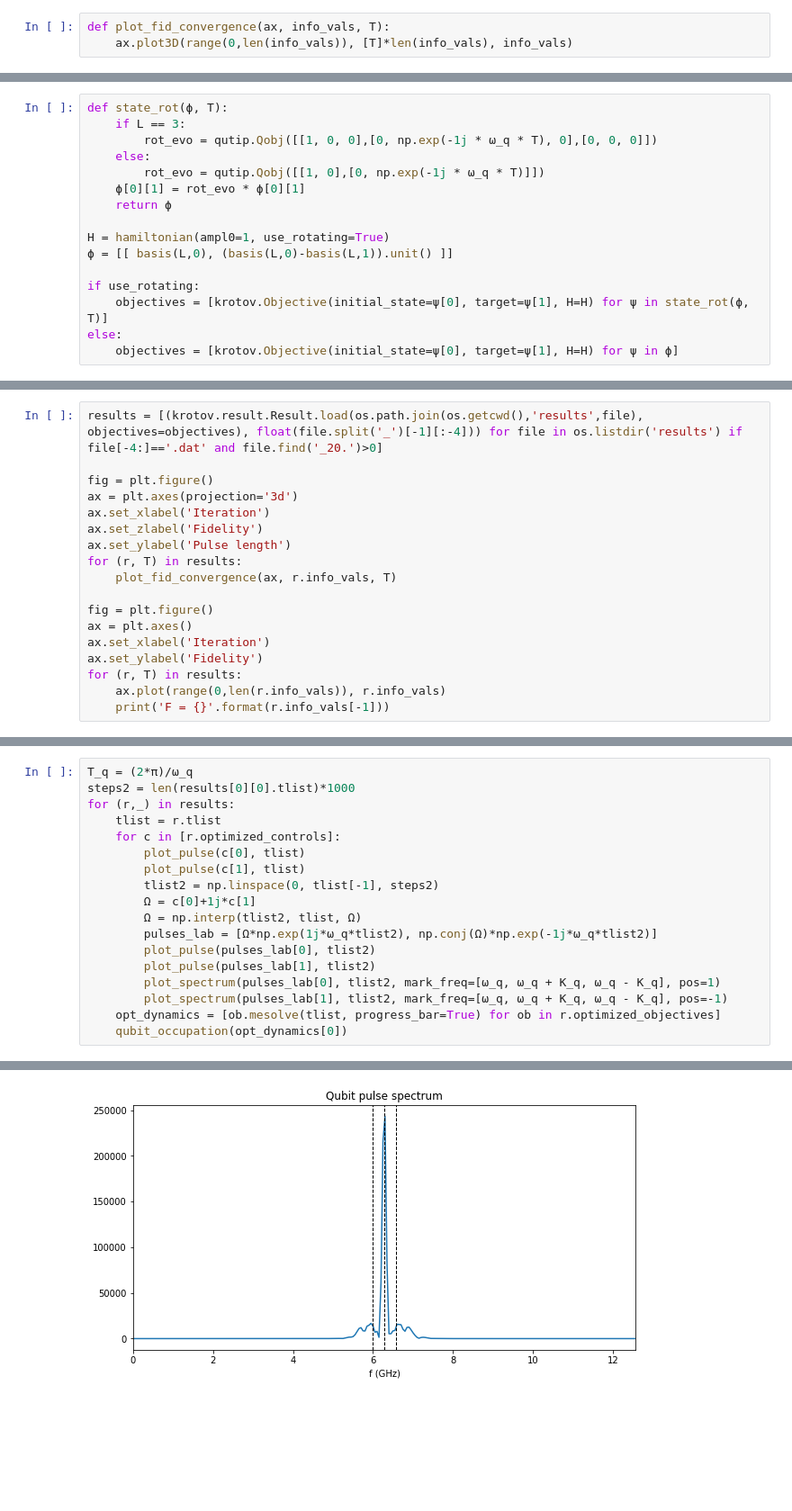
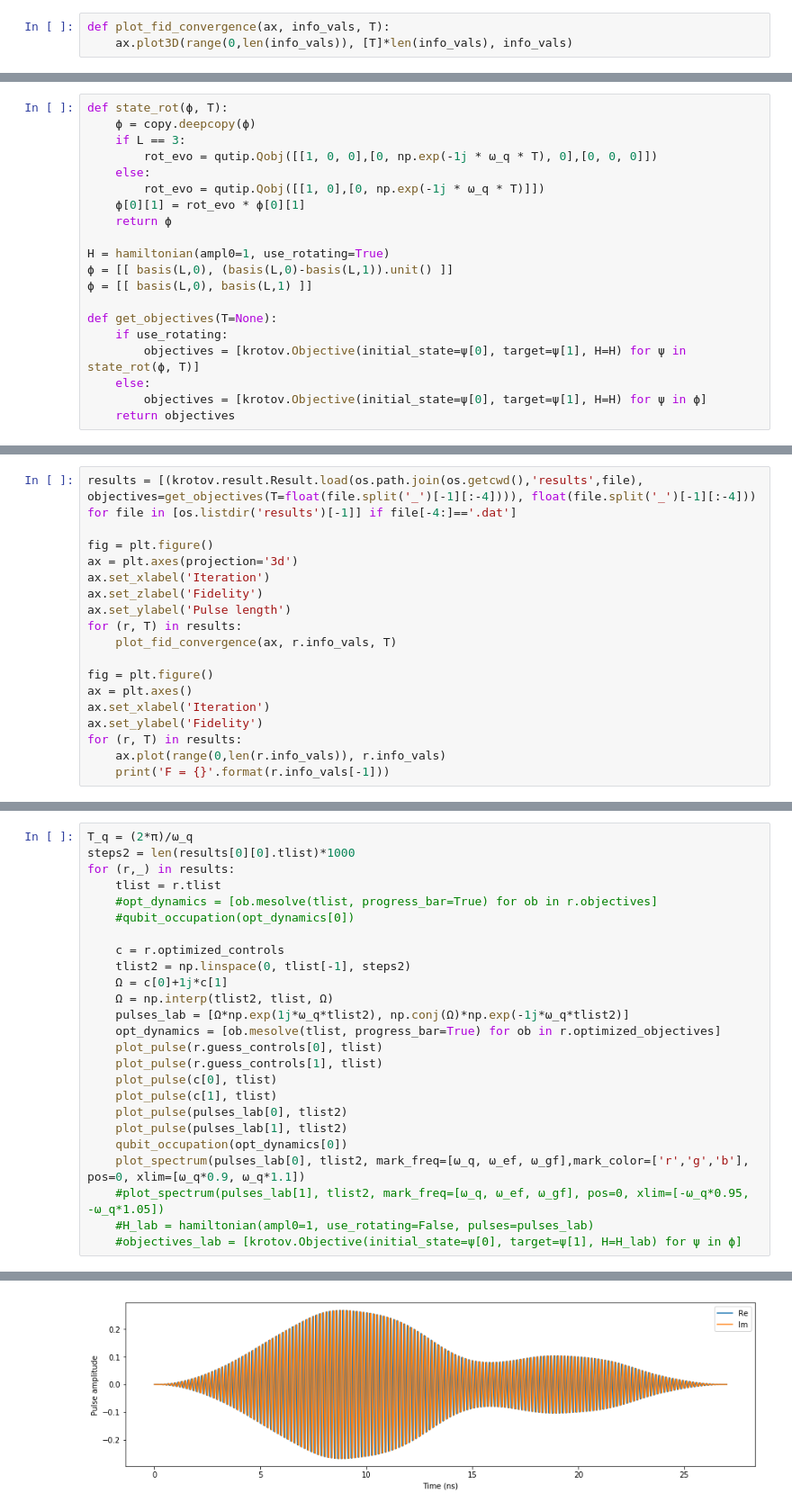
Before and after one commit to JohanWinther/cat-state-encoding, a Jupyter notebook: Krotov/Optimisation analysis.ipynb, the cells around one changed output, grey strips where cells are left out. Shown at 90% size. Drawn from its saved outputs; the diff is of its cells as text; blank space fills up the shorter version.

```diff
--- a/Krotov/Optimisation analysis.ipynb
+++ b/Krotov/Optimisation analysis.ipynb
@@ -127,6 +131,7 @@ def hamiltonian(ω=1.0, ampl0=1, use_rotating=True, pulses=None, tlist=None):
         return [H_d, [H_q, ϵ_q], [H_qc, ϵ_qc]]#, [H_rr, ϵ_rr], [H_ri, ϵ_ri]]
 # %%
 def state_rot(ϕ, T):
+    ϕ = copy.deepcopy(ϕ)
     if L == 3:
         rot_evo = qutip.Qobj([[1, 0, 0],[0, np.exp(-1j * ω_q * T), 0],[0, 0, 0]])
     else:
@@ -136,10 +141,13 @@ def state_rot(ϕ, T):
 
 H = hamiltonian(ampl0=1, use_rotating=True)
 ϕ = [[ basis(L,0), (basis(L,0)-basis(L,1)).unit() ]]
+ϕ = [[ basis(L,0), basis(L,1) ]]
 
-if use_rotating:
-    objectives = [krotov.Objective(initial_state=ψ[0], target=ψ[1], H=H) for ψ in state_rot(ϕ, T)]
-else:
-    objectives = [krotov.Objective(initial_state=ψ[0], target=ψ[1], H=H) for ψ in ϕ]
+def get_objectives(T=None):
+    if use_rotating:
+        objectives = [krotov.Objective(initial_state=ψ[0], target=ψ[1], H=H) for ψ in state_rot(ϕ, T)]
+    else:
+        objectives = [krotov.Objective(initial_state=ψ[0], target=ψ[1], H=H) for ψ in ϕ]
+    return objectives
 # %%
 def plot_population(n, tlist):
@@ -195,5 +242,5 @@ def plot_spectrum(pulse, tlist, mark_freq=None, pos=1):
 # %%
-results = [(krotov.result.Result.load(os.path.join(os.getcwd(),'results',file), objectives=objectives), float(file.split('_')[-1][:-4])) for file in os.listdir('results') if file[-4:]=='.dat' and file.find('_20.')>0]
+results = [(krotov.result.Result.load(os.path.join(os.getcwd(),'results',file), objectives=get_objectives(T=float(file.split('_')[-1][:-4]))), float(file.split('_')[-1][:-4])) for file in [os.listdir('results')[-1]] if file[-4:]=='.dat']
 
 fig = plt.figure()
 ax = plt.axes(projection='3d')
@@ -219,17 +266,24 @@ T_q = (2*π)/ω_q
 steps2 = len(results[0][0].tlist)*1000
 for (r,_) in results:
     tlist = r.tlist
-    for c in [r.optimized_controls]:
-        plot_pulse(c[0], tlist)
-        plot_pulse(c[1], tlist)
-        tlist2 = np.linspace(0, tlist[-1], steps2)
-        Ω = c[0]+1j*c[1]
-        Ω = np.interp(tlist2, tlist, Ω)
-        pulses_lab = [Ω*np.exp(1j*ω_q*tlist2), np.conj(Ω)*np.exp(-1j*ω_q*tlist2)]
-        plot_pulse(pulses_lab[0], tlist2)
-        plot_pulse(pulses_lab[1], tlist2)
-        plot_spectrum(pulses_lab[0], tlist2, mark_freq=[ω_q, ω_q + K_q, ω_q - K_q], pos=1)
-        plot_spectrum(pulses_lab[1], tlist2, mark_freq=[ω_q, ω_q + K_q, ω_q - K_q], pos=-1)
+    #opt_dynamics = [ob.mesolve(tlist, progress_bar=True) for ob in r.objectives]
+    #qubit_occupation(opt_dynamics[0])
+
+    c = r.optimized_controls
+    tlist2 = np.linspace(0, tlist[-1], steps2)
+    Ω = c[0]+1j*c[1]
+    Ω = np.interp(tlist2, tlist, Ω)
+    pulses_lab = [Ω*np.exp(1j*ω_q*tlist2), np.conj(Ω)*np.exp(-1j*ω_q*tlist2)]
     opt_dynamics = [ob.mesolve(tlist, progress_bar=True) for ob in r.optimized_objectives]
+    plot_pulse(r.guess_controls[0], tlist)
+    plot_pulse(r.guess_controls[1], tlist)
+    plot_pulse(c[0], tlist)
+    plot_pulse(c[1], tlist)
+    plot_pulse(pulses_lab[0], tlist2)
+    plot_pulse(pulses_lab[1], tlist2)
     qubit_occupation(opt_dynamics[0])
+    plot_spectrum(pulses_lab[0], tlist2, mark_freq=[ω_q, ω_ef, ω_gf],mark_color=['r','g','b'], pos=0, xlim=[ω_q*0.9, ω_q*1.1])
+    #plot_spectrum(pulses_lab[1], tlist2, mark_freq=[ω_q, ω_ef, ω_gf], pos=0, xlim=[-ω_q*0.95, -ω_q*1.05])
+    #H_lab = hamiltonian(ampl0=1, use_rotating=False, pulses=pulses_lab)
+    #objectives_lab = [krotov.Objective(initial_state=ψ[0], target=ψ[1], H=H_lab) for ψ in ϕ]
 # %% [output]
@@ -250 +304 @@ Total run time:   0.42s
-[figure, old version]
+[figure, new version]
```
Also changed, not shown: parts of 6 cells of this notebook, 18 other files.
